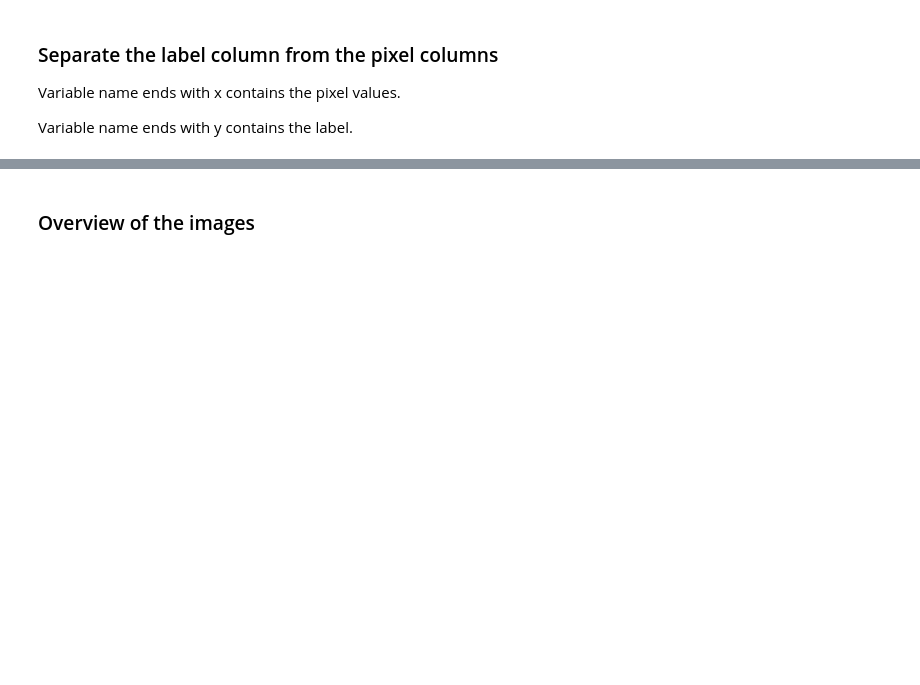
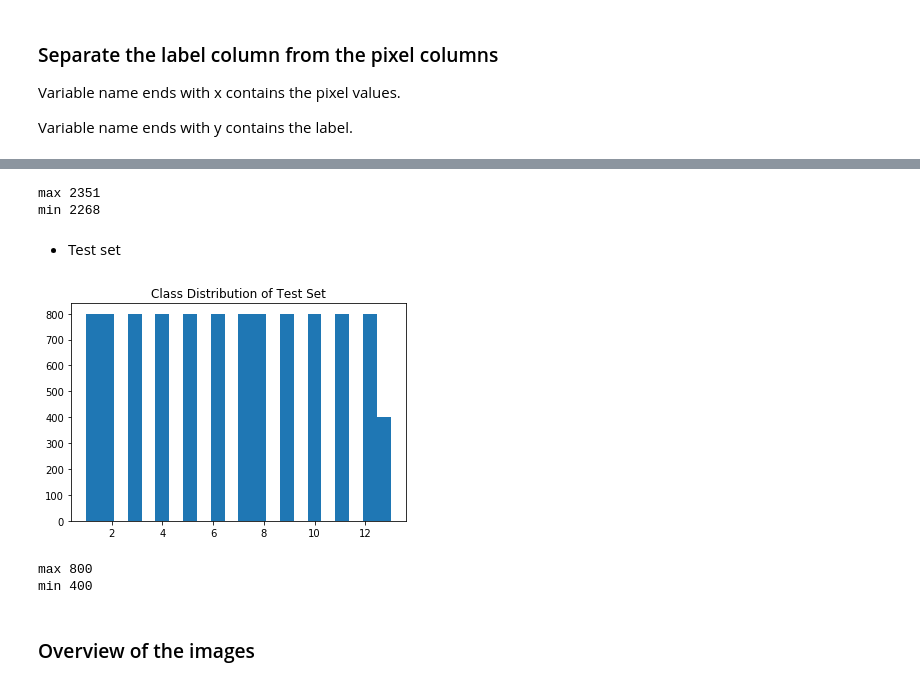
Before and after one commit to irzref/OCR-CNN, a Jupyter notebook: OCR-CNN.ipynb, the cells around one changed output, grey strips where cells are left out. Drawn from its saved outputs; the diff is of its cells as text; code cells hidden in the pictures; blank space fills up the shorter version.

```diff
--- a/OCR-CNN.ipynb
+++ b/OCR-CNN.ipynb
@@ -117,3 +131,31 @@ df_test_y = df_test.iloc[:,:1]
+# %%
+hist_train, be = np.histogram(train_y_arr, bins='auto')
+hist_train = np.delete(hist_train, np.argwhere(hist_train==0))
+
+print("max",hist_train.max())
+print("min",hist_train.min())
+# %% [output]
+max 2351
+min 2268
+# %% [markdown]
+* Test set
+# %%
+%matplotlib inline
+test_y_arr = df_test_y.values.flatten()
+plt.hist(test_y_arr, bins='auto')
+plt.title("Class Distribution of Test Set")
+plt.show()
+# %% [output]
+[figure, added]
+# %%
+hist_test, be = np.histogram(test_y_arr, bins='auto')
+hist_test = np.delete(hist_test, np.argwhere(hist_test==0))
+
+print("max",hist_test.max())
+print("min",hist_test.min())
+# %% [output]
+max 800
+min 400
 # %% [markdown]
 ### Overview of the images
 # %% [markdown]
```
Also changed, not shown: parts of 19 cells of this notebook, 18 other files.
